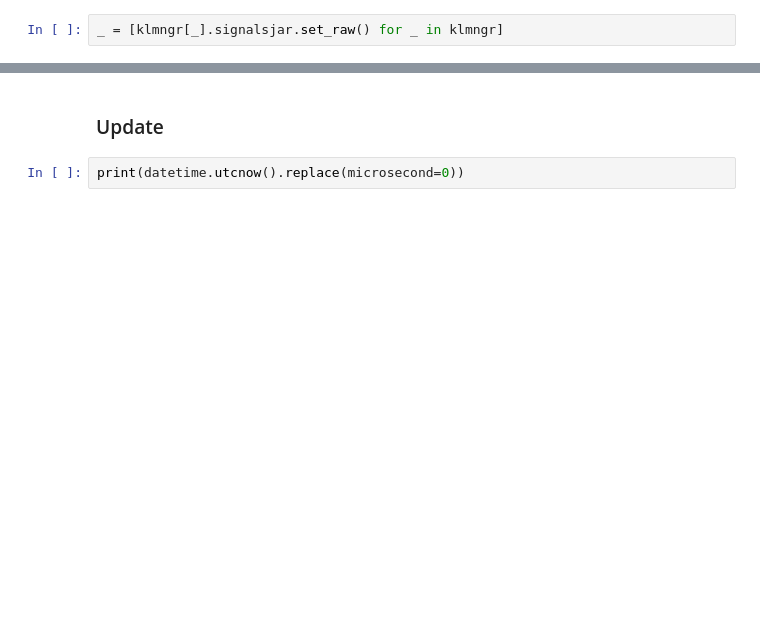
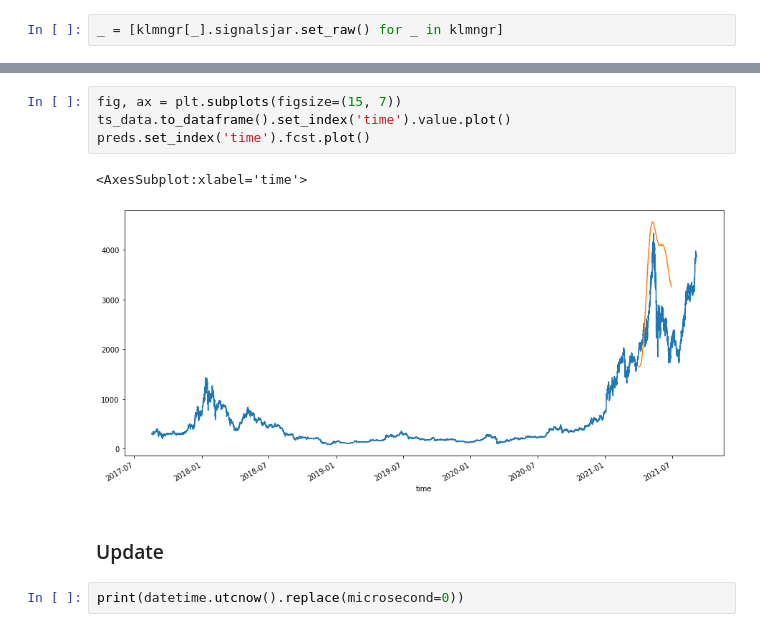
Before and after one commit to GuillaumeDMMarion/crypto-invest, a Jupyter notebook: notebooks/Implementation_rl.ipynb, the cells around one changed output, grey strips where cells are left out. Saved outputs shown, nothing was run; the diff lists cells and outputs as text; blank space fills up the shorter version.

```diff
--- a/notebooks/Implementation_rl.ipynb
+++ b/notebooks/Implementation_rl.ipynb
@@ -167,3 +179,10 @@ kline.plot(24*30*4, signals=kline.signals, signal_type='buy')
+# %%
+fig, ax = plt.subplots(figsize=(15, 7))
+ts_data.to_dataframe().set_index('time').value.plot()
+preds.set_index('time').fcst.plot()
+# %% [output]
+<AxesSubplot:xlabel='time'>
+[figure, added]
 # %% [markdown]
 ### Update
 # %%
```
Also changed, not shown: parts of 82 cells of this notebook, 1 other file.
